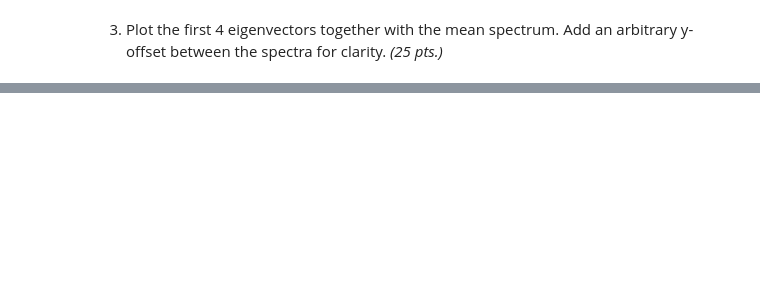
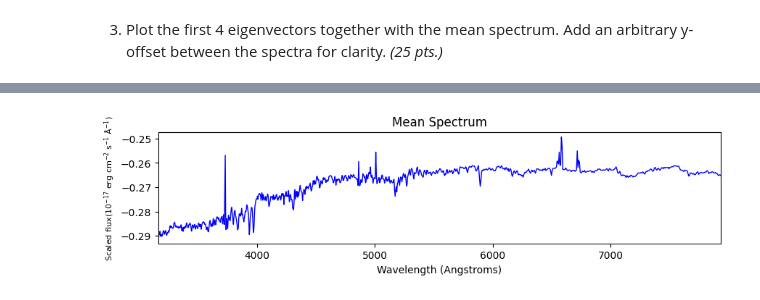
Before and after one commit to aiquiamjot/App_Physics157, a Jupyter notebook: submissions/AP157_lab_assignmnent_A3.ipynb, the cells around one changed output, grey strips where cells are left out. Drawn from its saved outputs; the diff is of its cells as text; code cells hidden in the pictures; blank space fills up the shorter version.

```diff
--- a/submissions/AP157_lab_assignmnent_A3.ipynb
+++ b/submissions/AP157_lab_assignmnent_A3.ipynb
@@ -154,0 +207,11 @@ Text(0.5, 1.0, 'Plot of Mean spectrum along with 4 eigenspectra')
+# %%
+#   plotting mean spectrum separately
+plt.figure(figsize=(10,2))
+plt.plot(wavelength, pca.mean_ - 0.3, label='mean',linewidth=1,color='blue')
+plt.xlim(wavelength[0],wavelength[-1])
+plt.xlabel('Wavelength (Angstroms)')
+plt.ylabel('Scaled flux($10^{-17}$ erg cm$^{-2}$ s$^{-1}$ Å$^{-1}$)',fontsize=8)
+plt.title('Mean Spectrum')
+plt.show()
+# %% [output]
+[figure, added]
```
Also changed, not shown: parts of 10 cells of this notebook, 2 other files.
